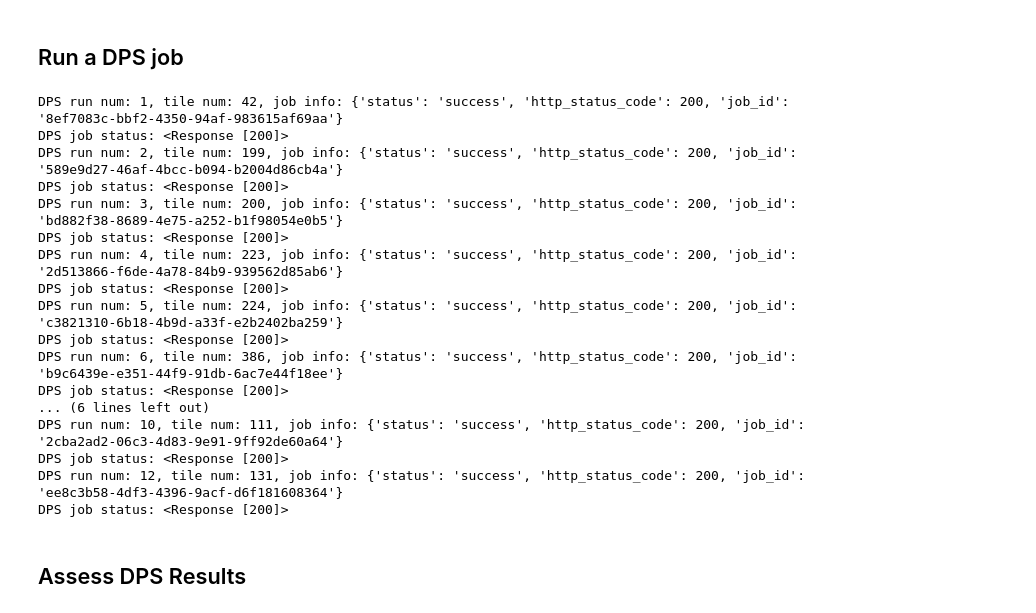
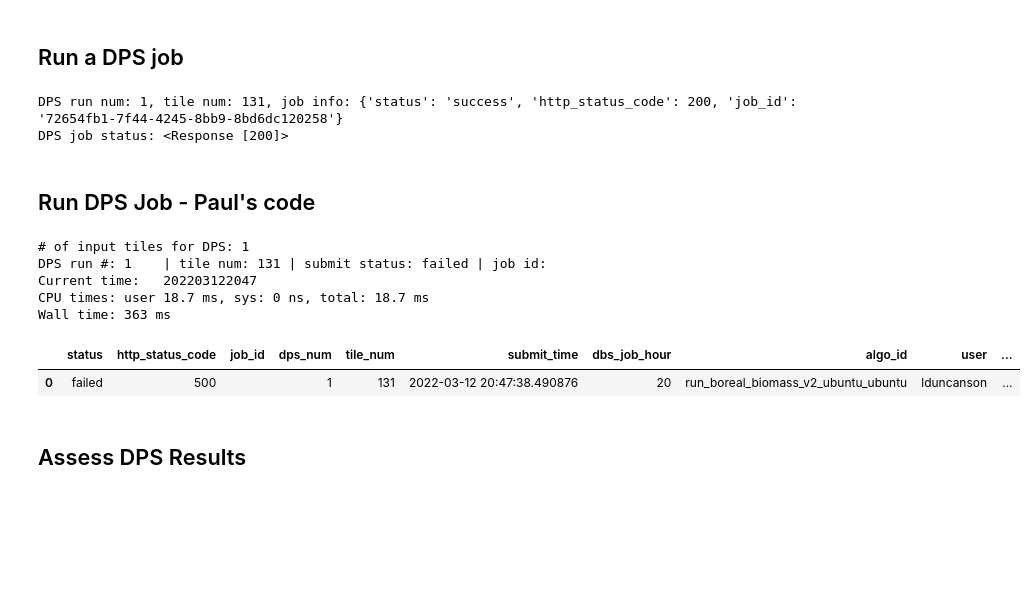
Before and after one commit to lauraduncanson/icesat2_boreal, a Jupyter notebook: dps/alg_3-4/3.4_dps.ipynb, the cells around one changed output. Cells and saved outputs as stored; diff of their text form; code cells hidden in the pictures; blank space fills up the shorter version.

```diff
--- a/dps/alg_3-4/3.4_dps.ipynb
+++ b/dps/alg_3-4/3.4_dps.ipynb
@@ -19,8 +20,8 @@ def local_to_https_uswest2(url, user='lduncanson'):
     ''' A Function to convert local paths to https us-west-s urls'''
     return url.replace('/projects/my-private-bucket', f'https://maap-ops-workspace.s3.us-west-2.amazonaws.com/{user}')
 # %%
-atl08_filt_tindex_master =   pd.read_csv('s3://maap-ops-workspace/shared/lduncanson/DPS_tile_lists/2022_map_iterations/ATL08_filt_tindex_master.csv')
-#atl08_filt_tindex_master =   pd.read_csv('/projects/my-private-bucket/dps_output/run_tile_atl08_ubuntu/master/2022/run_no_LC_height_thresholds/ATL08_filt_tindex_master.csv')
+#atl08_filt_tindex_master =   pd.read_csv('s3://maap-ops-workspace/shared/lduncanson/DPS_tile_lists/2022_map_iterations/ATL08_filt_tindex_master.csv')
+atl08_filt_tindex_master =   pd.read_csv('/projects/my-private-bucket/dps_output/run_tile_atl08_ubuntu/master/2022/run_no_LC_height_thresholds/ATL08_filt_tindex_master.csv')
 topo_tindex_master =         pd.read_csv('s3://maap-ops-workspace/shared/nathanmthomas/DPS_tile_lists/Topo_tindex_master.csv')
 landsat_tindex_master =      pd.read_csv('s3://maap-ops-workspace/shared/nathanmthomas/DPS_tile_lists/Landsat_tindex_master.csv')
 
@@ -49,7 +50,10 @@ print(len(INPUT_TILE_NUM_LIST))
 
 #for test, set
 INPUT_TILE_NUM_LIST = TEST_INPUT_TILE_NUM_LIST
-print(len(INPUT_TILE_NUM_LIST))
+
+DPS_INPUT_TILE_NUM_LIST = INPUT_TILE_NUM_LIST
+
+print(len(DPS_INPUT_TILE_NUM_LIST))
 # %% [output]
 128
 [131]
@@ -143,7 +147,7 @@ if RUN_DPS:
                                     'in_tile_num': INPUT_TILE_NUM,
                                     'in_tile_fn_url': 'https://maap-ops-workspace.s3.amazonaws.com/shared/nathanmthomas/boreal_grid_albers90k_gpkg.gpkg',
                                     'in_tile_fn': 'input/boreal_grid_albers90k_gpkg.gpkg',
-                                    'iters': 5,
+                                    'iters': 2,
                                     'ppside': 2
                 }
 
@@ -163,23 +167,10 @@ if RUN_DPS:
         else:
             print(f"Tile num: {INPUT_TILE_NUM}")
 # %% [output]
-DPS run num: 1, tile num: 42, job info: {'status': 'success', 'http_status_code': 200, 'job_id': '8ef7083c-bbf2-4350-94af-983615af69aa'}
+DPS run num: 1, tile num: 131, job info: {'status': 'success', 'http_status_code': 200, 'job_id': '72654fb1-7f44-4245-8bb9-8bd6dc120258'}
 DPS job status: <Response [200]>
-DPS run num: 2, tile num: 199, job info: {'status': 'success', 'http_status_code': 200, 'job_id': '589e9d27-46af-4bcc-b094-b2004d86cb4a'}
-DPS job status: <Response [200]>
-DPS run num: 3, tile num: 200, job info: {'status': 'success', 'http_status_code': 200, 'job_id': 'bd882f38-8689-4e75-a252-b1f98054e0b5'}
-DPS job status: <Response [200]>
-DPS run num: 4, tile num: 223, job info: {'status': 'success', 'http_status_code': 200, 'job_id': '2d513866-f6de-4a78-84b9-939562d85ab6'}
-DPS job status: <Response [200]>
-DPS run num: 5, tile num: 224, job info: {'status': 'success', 'http_status_code': 200, 'job_id': 'c3821310-6b18-4b9d-a33f-e2b2402ba259'}
-DPS job status: <Response [200]>
-DPS run num: 6, tile num: 386, job info: {'status': 'success', 'http_status_code': 200, 'job_id': 'b9c6439e-e351-44f9-91db-6ac7e44f18ee'}
-DPS job status: <Response [200]>
-... (6 lines left out)
-DPS run num: 10, tile num: 111, job info: {'status': 'success', 'http_status_code': 200, 'job_id': '2cba2ad2-06c3-4d83-9e91-9ff92de60a64'}
-DPS job status: <Response [200]>
-DPS run num: 12, tile num: 131, job info: {'status': 'success', 'http_status_code': 200, 'job_id': 'ee8c3b58-4df3-4396-9acf-d6f181608364'}
-DPS job status: <Response [200]>
+# %% [markdown]
+## Run DPS Job - Paul's code
 # %%
 %%time
 submit_results_df_list = []
@@ -194,7 +185,7 @@ for i, INPUT_TILE_NUM in enumerate(DPS_INPUT_TILE_NUM_LIST):
     USER = 'lduncanson'
     WORKER_TYPE = 'maap-dps-worker-32gb'
 
-in_param_dict = {
+    in_param_dict = {
                                     'in_atl08_fn': f"input/{os.path.basename(in_atl08_https)}",
                                     'in_topo_fn': f"input/{os.path.basename(in_topo_https)}",
                                     'in_landsat_fn': f"input/{os.path.basename(in_landsat_https)}",
@@ -207,40 +198,48 @@ in_param_dict = {
                                     'in_tile_num': INPUT_TILE_NUM,
                                     'in_tile_fn_url': 'https://maap-ops-workspace.s3.amazonaws.com/shared/nathanmthomas/boreal_grid_albers90k_gpkg.gpkg',
                                     'in_tile_fn': 'input/boreal_grid_albers90k_gpkg.gpkg',
-                                    'iters': 5,
+                                    'iters': 2,
                                     'ppside': 2
                 }
 
     submit_result = maap.submitJob(
             identifier=IDENTIFIER,
             algo_id=ALGO_ID,
             version='master',
             username=USER, # username needs to be the same as whoever created the workspace
             queue=WORKER_TYPE,
             **in_param_dict
         )
 
     # Build a dataframe of submission details
     submit_result['dps_num'] = DPS_num
     submit_result['tile_num'] = INPUT_TILE_NUM
     submit_result['submit_time'] = datetime.datetime.now()
     submit_result['dbs_job_hour'] =datetime.datetime.now().hour
     submit_result['algo_id'] = ALGO_ID
     submit_result['user'] = USER
     submit_result['worker_type'] = WORKER_TYPE
 
     # Append to a list of data frames of submission results
     submit_results_df_list.append(pd.DataFrame([submit_result]))
 
     if DPS_num in [1, 2, 3, 4, 5, 25, 50, 100, 500, 1000, 1500, 2000, 3000, 5000, 7000, 9000, 11000, 13000, 15000, 17000, 19000, 21000, 24000, len_input_list]:
         print(f"DPS run #: {DPS_num}\t| tile num: {INPUT_TILE_NUM}\t| submit status: {submit_result['status']}\t| job id: {submit_result['job_id']}")
 
 # Build a final submission results df and save
 submit_results_df = pd.concat(submit_results_df_list)
 nowtime = pd.Timestamp.now().strftime('%Y%m%d%H%M')
 print(f"Current time:\t{nowtime}")
 submit_results_df.to_csv(f'/projects/my-public-bucket/DPS_{IDENTIFIER}_submission_results_{len_input_list}_{nowtime}.csv')
 submit_results_df
+# %% [output]
+# of input tiles for DPS: 1
+DPS run #: 1    | tile num: 131 | submit status: failed | job id:
+Current time:   202203122047
+CPU times: user 18.7 ms, sys: 0 ns, total: 18.7 ms
+Wall time: 363 ms
+|  | status | http_status_code | job_id | dps_num | tile_num | submit_time | dbs_job_hour | algo_id | user | ... |
+| 0 | failed | 500 |  | 1 | 131 | 2022-03-12 20:47:38.490876 | 20 | run_boreal_biomass_v2_ubuntu_ubuntu | lduncanson | ... |
 # %% [markdown]
 ## Assess DPS Results
 # %%
```
Also changed, not shown: parts of 2 cells of this notebook, 4 other files.
